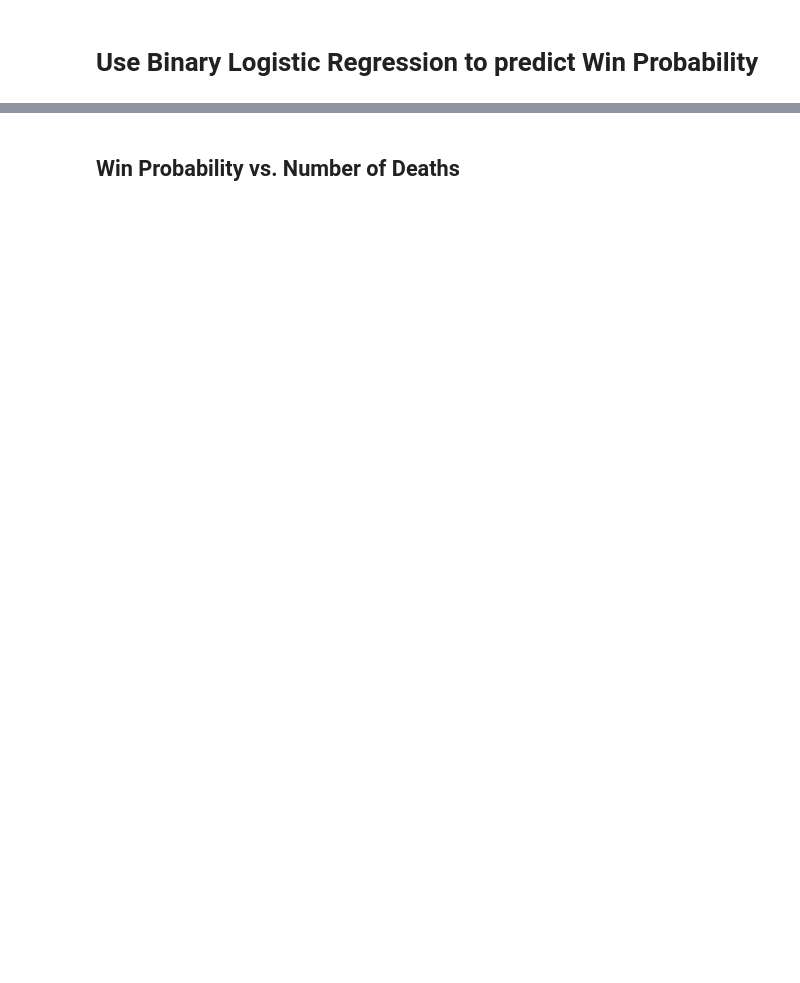
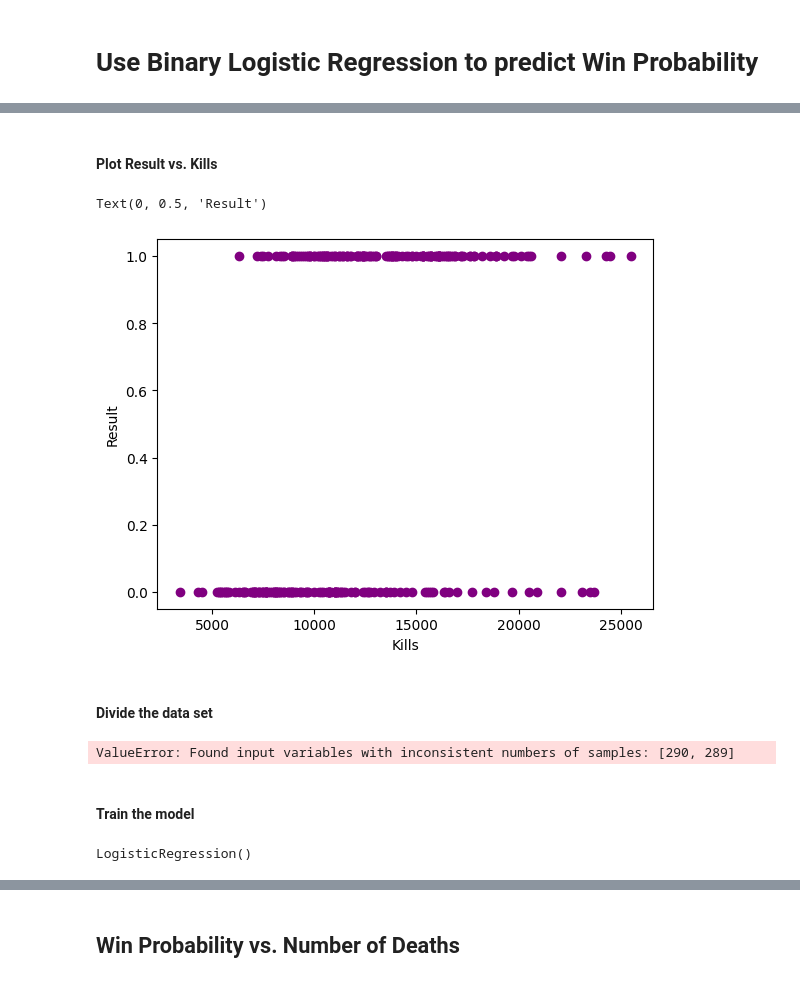
Before and after one commit to hvo7/dota2predictor, a Jupyter notebook: Logistical Regression.ipynb, the cells around one changed output, grey strips where cells are left out. Saved outputs shown, nothing was run; the diff lists cells and outputs as text; code cells hidden in the pictures; blank space fills up the shorter version.

```diff
--- a/Logistical Regression.ipynb
+++ b/Logistical Regression.ipynb
@@ -22,0 +38,16 @@ df.dropna(inplace=True)
+# %% [markdown]
+#### Plot Result vs. Kills
+# %%
+plt.scatter(X, y, color = 'purple', marker = "o")
+
+plt.xlabel('Kills')
+plt.ylabel('Result')
+# %% [output]
+Text(0, 0.5, 'Result')
+[figure, added]
+# %% [markdown]
+#### Divide the data set
+# %%
+X_train, X_test, y_train, y_test = train_test_split(df[['Kills']], y, train_size = 0.9)
+# %% [output]
+ValueError: Found input variables with inconsistent numbers of samples: [290, 289]
@@ -22,0 +56,6 @@ df.dropna(inplace=True)
+# %% [markdown]
+#### Train the model
+# %%
+model.fit(X_train,y_train)
+# %% [output]
+LogisticRegression()
```
Also changed, not shown: parts of 57 cells of this notebook.
